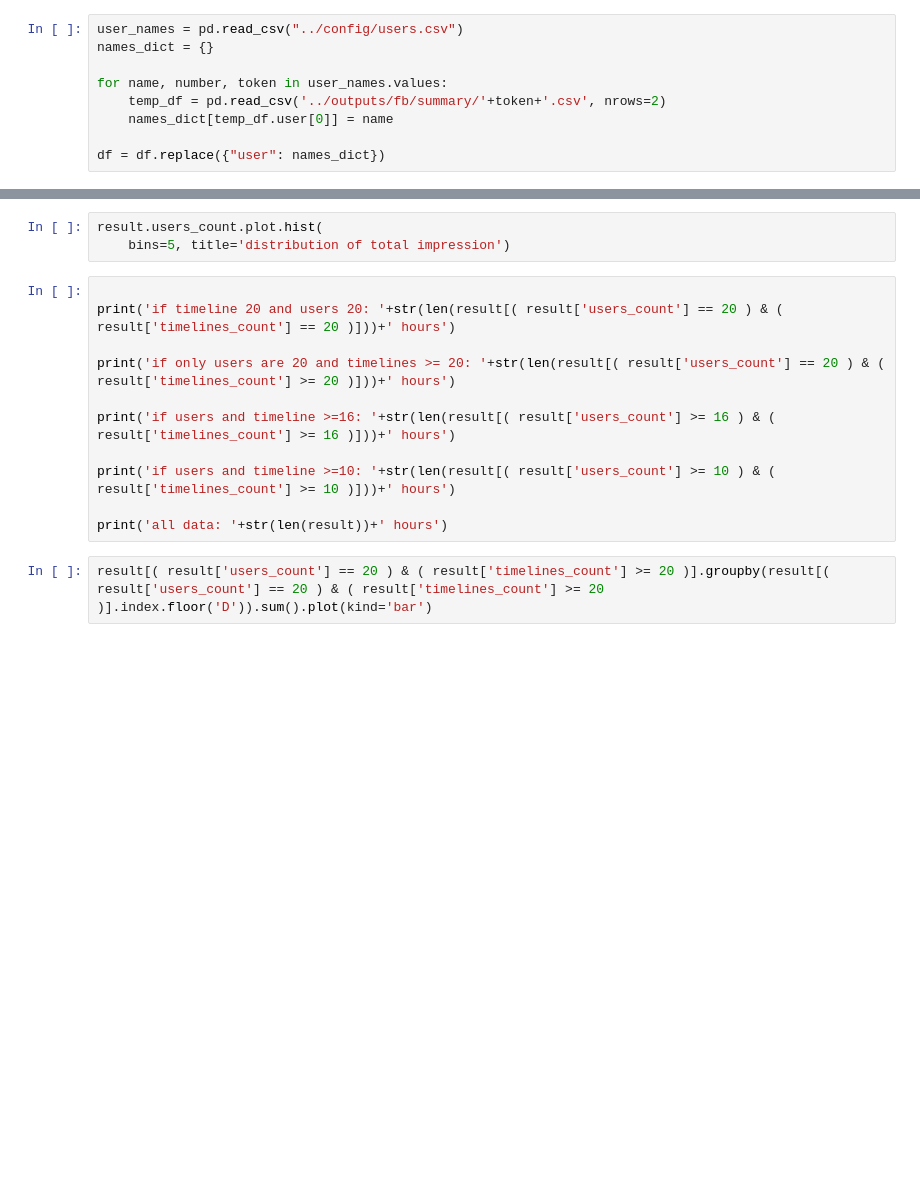
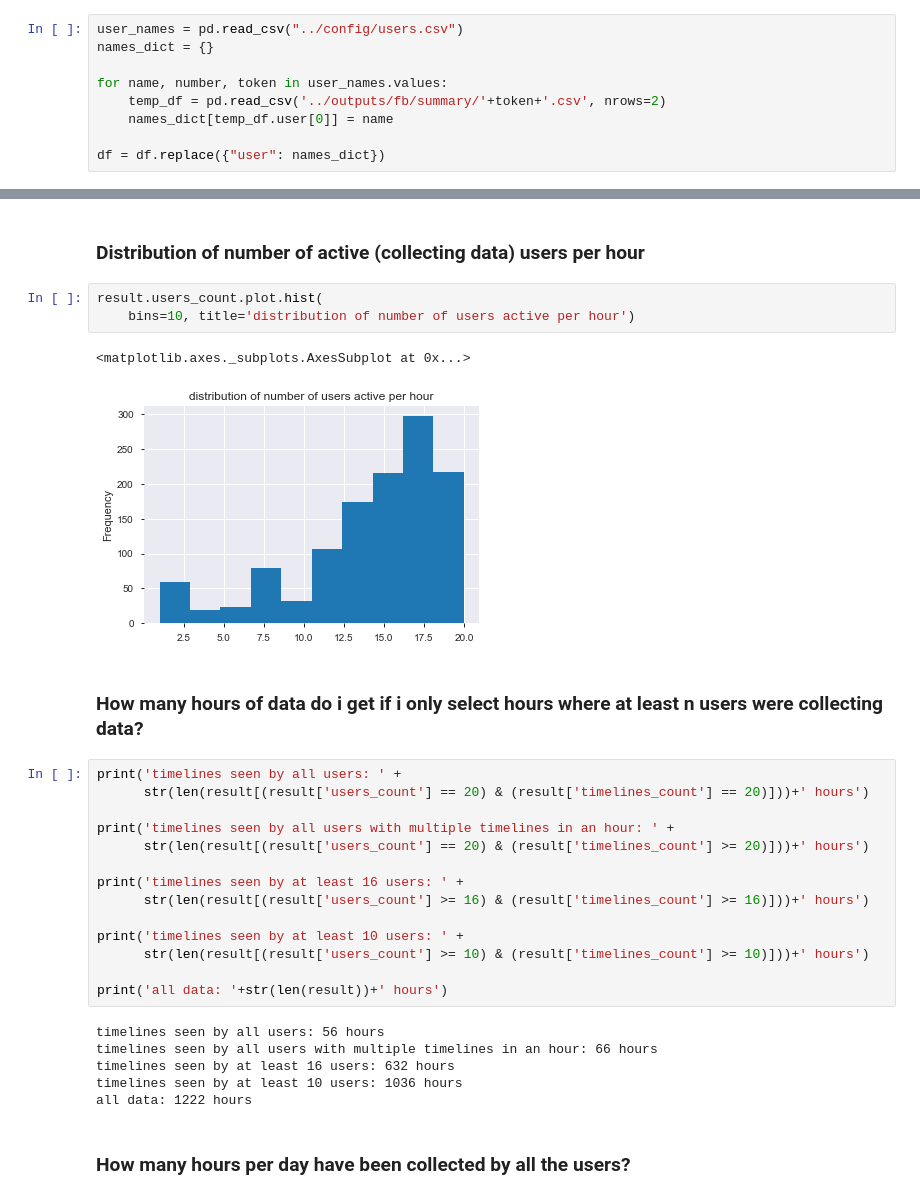
Before and after one commit to tracking-exposed/dashboard, a Jupyter notebook: amsterdam_research/02.data-cleaning.ipynb, the cells around one changed output, grey strips where cells are left out. Drawn from its saved outputs; the diff is of its cells as text; blank space fills up the shorter version.

```diff
--- a/amsterdam_research/02.data-cleaning.ipynb
+++ b/amsterdam_research/02.data-cleaning.ipynb
@@ -313,16 +416,32 @@ result.timelines_count.plot.hist(bins=31)
+# %% [markdown]
+### Distribution of number of active (collecting data) users per hour
 # %%
 result.users_count.plot.hist(
-    bins=5, title='distribution of total impression')
+    bins=10, title='distribution of number of users active per hour')
+# %% [output]
+<matplotlib.axes._subplots.AxesSubplot at 0x...>
+[figure, added]
+# %% [markdown]
+### How many hours of data do i get if i only select hours where at least n users were collecting data?
 # %%
+print('timelines seen by all users: ' +
+      str(len(result[(result['users_count'] == 20) & (result['timelines_count'] == 20)]))+' hours')
 
-print('if timeline 20 and users 20: '+str(len(result[( result['users_count'] == 20 ) & ( result['timelines_count'] == 20 )]))+' hours')
+print('timelines seen by all users with multiple timelines in an hour: ' +
+      str(len(result[(result['users_count'] == 20) & (result['timelines_count'] >= 20)]))+' hours')
 
-print('if only users are 20 and timelines >= 20: '+str(len(result[( result['users_count'] == 20 ) & ( result['timelines_count'] >= 20 )]))+' hours')
+print('timelines seen by at least 16 users: ' +
+      str(len(result[(result['users_count'] >= 16) & (result['timelines_count'] >= 16)]))+' hours')
 
-print('if users and timeline >=16: '+str(len(result[( result['users_count'] >= 16 ) & ( result['timelines_count'] >= 16 )]))+' hours')
-
-print('if users and timeline >=10: '+str(len(result[( result['users_count'] >= 10 ) & ( result['timelines_count'] >= 10 )]))+' hours')
+print('timelines seen by at least 10 users: ' +
+      str(len(result[(result['users_count'] >= 10) & (result['timelines_count'] >= 10)]))+' hours')
 
 print('all data: '+str(len(result))+' hours')
+# %% [output]
+timelines seen by all users: 56 hours
+timelines seen by all users with multiple timelines in an hour: 66 hours
+timelines seen by at least 16 users: 632 hours
+timelines seen by at least 10 users: 1036 hours
+all data: 1222 hours
-# %%
-result[( result['users_count'] == 20 ) & ( result['timelines_count'] >= 20 )].groupby(result[( result['users_count'] == 20 ) & ( result['timelines_count'] >= 20 )].index.floor('D')).sum().plot(kind='bar')
+# %% [markdown]
+### How many hours per day have been collected by all the users?
```
Also changed, not shown: parts of 59 cells of this notebook, 2 other files.
